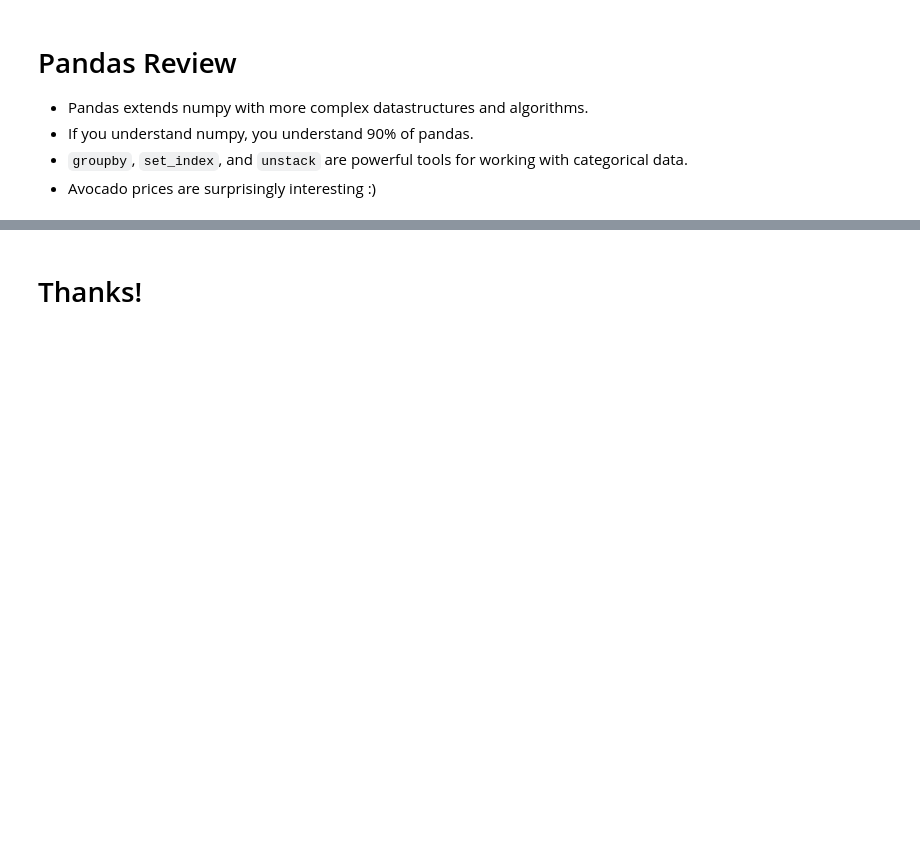
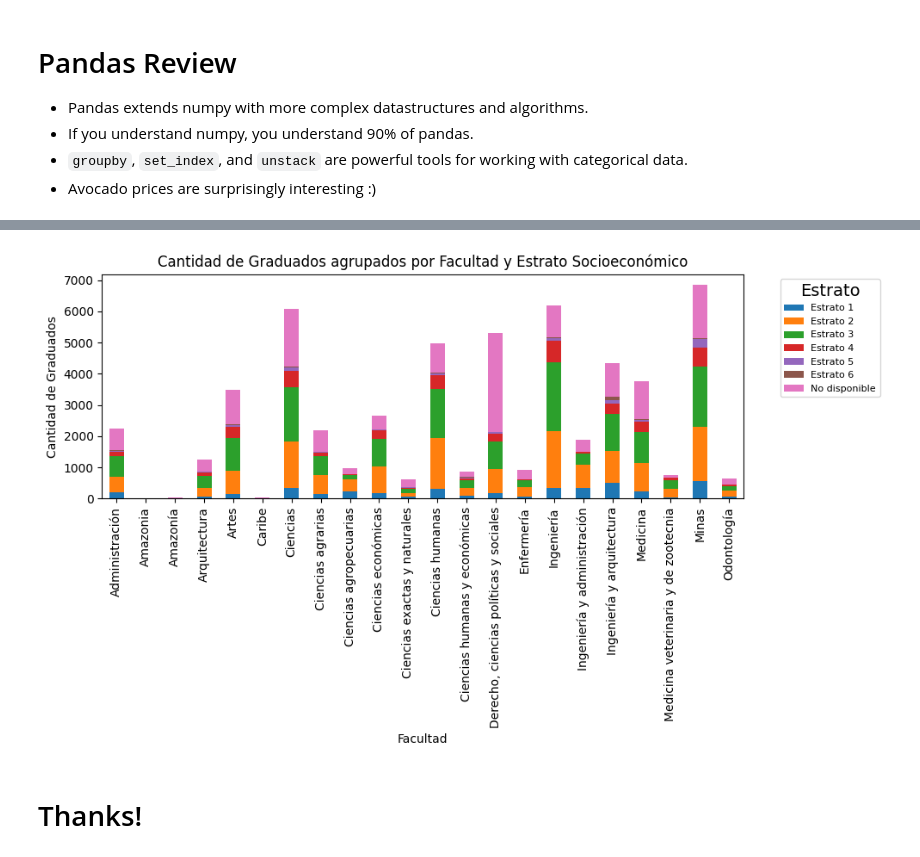
Before and after one commit to Jumoyaa74/MetNumUN2024II, a Jupyter notebook: Lab2/jumoyaa_Lab2.ipynb, the cells around one changed output, grey strips where cells are left out. Cells and saved outputs as stored; diff of their text form; code cells hidden in the pictures; blank space fills up the shorter version.

```diff
--- a/Lab2/jumoyaa_Lab2.ipynb
+++ b/Lab2/jumoyaa_Lab2.ipynb
@@ -1671,2 +1797,18 @@ ax.set_xticklabels(ax.get_xticklabels(), rotation=45);
+# %%
+estrato_por_facultad = dataframe.groupby(['FACULTAD', 'ESTRATO']).size().unstack(fill_value=0)
+
+
+estrato_por_facultad.plot(kind='bar', stacked=True, figsize=(10, 6))
+handles, labels = plt.gca().get_legend_handles_labels()
+labels = ['No disponible' if label == 'ND/NE' else label for label in labels]
+plt.legend(handles, labels, title='Estrato', bbox_to_anchor=(1.05, 1), loc='upper left',fontsize= 8, title_fontsize=14)
+
+plt.xlabel('Facultad')
+plt.ylabel('Cantidad de Graduados')
+plt.title('Cantidad de Graduados agrupados por Facultad y Estrato Socioeconómico')
+plt.tight_layout()
+plt.show()
+# %% [output]
+[figure, added]
 # %% [markdown]
 # Thanks!
```
Also changed, not shown: parts of 14 cells of this notebook.
